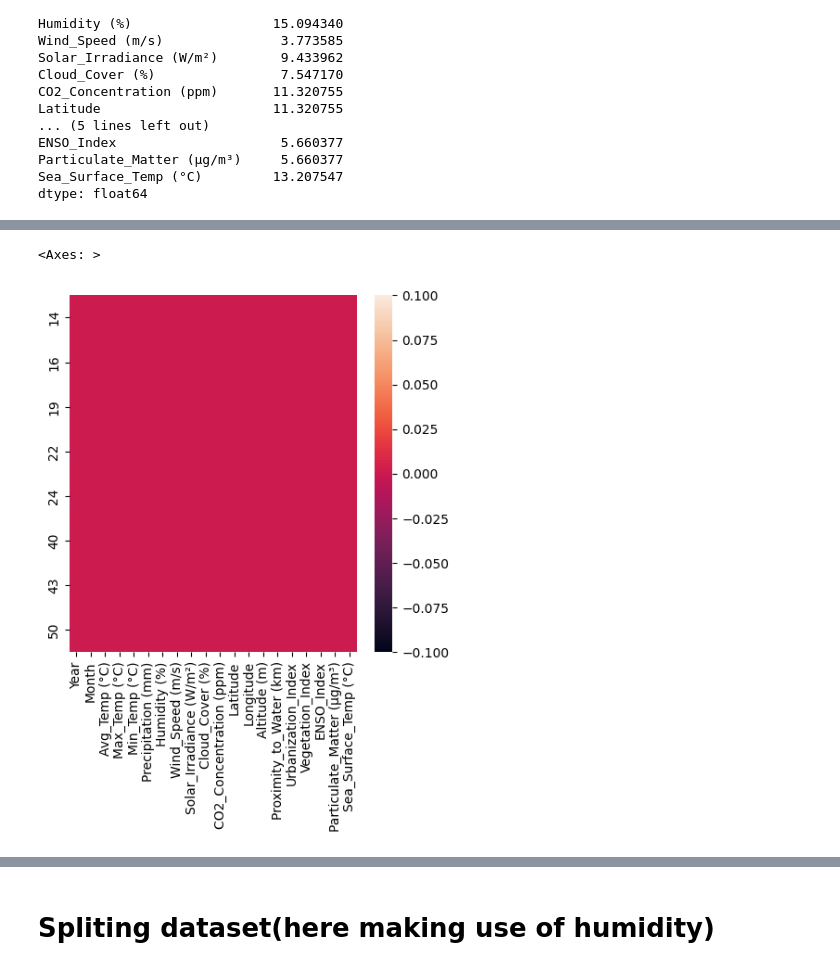
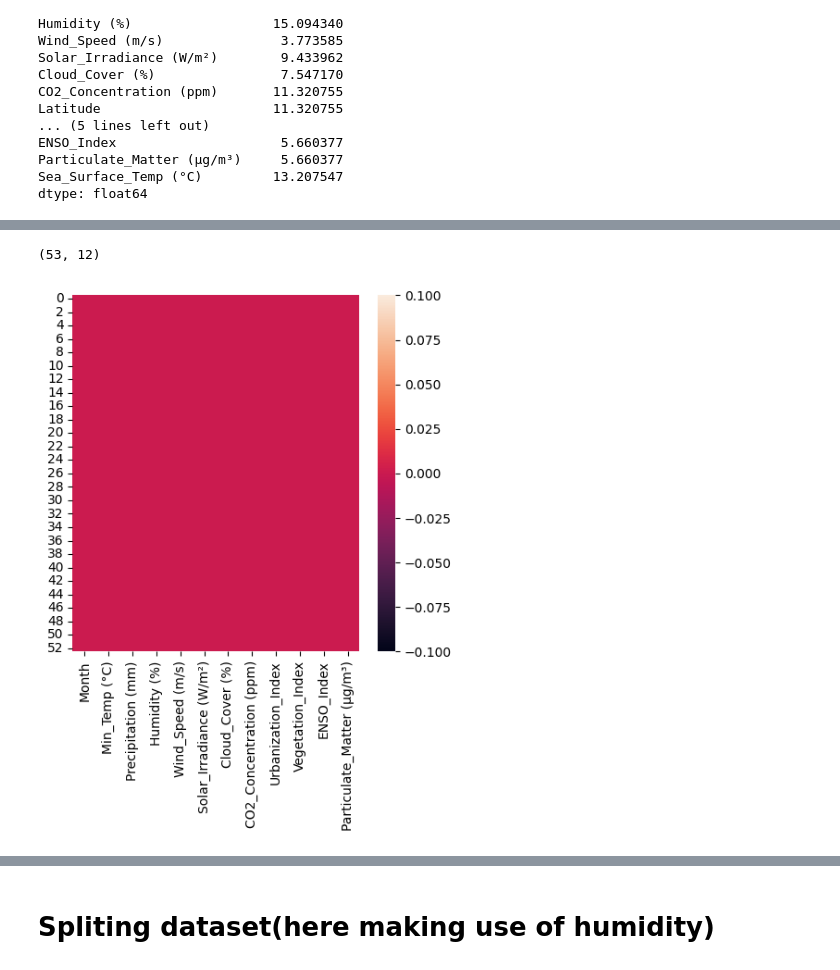
Before and after one commit to PiYushZ8/ML_climateaction, a Jupyter notebook: Climate_Action_PiyushSanap_ML.ipynb, the cells around one changed output, grey strips where cells are left out. Cells and saved outputs as stored; diff of their text form; code cells hidden in the pictures.

```diff
--- a/Climate_Action_PiyushSanap_ML.ipynb
+++ b/Climate_Action_PiyushSanap_ML.ipynb
@@ -74,0 +125,29 @@ dataset = data.dropna()
+# %%
+# Calculate the correlation with humidity
+humidity_correlation = data.corr()['Humidity (%)']
+print("Correlation with Humidity:")
+print(humidity_correlation)
+# Optionally, sort by absolute correlation to see the strongest relationships
+humidity_correlation_sorted = humidity_correlation.abs().sort_values(ascending=False)
+print("\nSorted by absolute correlation:")
+print(humidity_correlation_sorted)
+
+# Set the correlation threshold
+correlation_threshold = 0.1
+
+# Filter columns with low correlation
+low_correlation_cols = humidity_correlation[abs(humidity_correlation) < correlation_threshold].index
+
+# Filter columns with null correlation
+null_correlation_cols = humidity_correlation[humidity_correlation.isnull()].index
+
+# Combine low and null correlation columns
+cols_to_drop = low_correlation_cols.union(null_correlation_cols)
+
+# Drop the columns
+dataset = data.drop(columns=cols_to_drop)
+
+# Display the remaining columns
+
+print(dataset.columns)
+dataset.head()
@@ -74,0 +178,3 @@ dataset = data.dropna()
+# %%
+numerical_cols = dataset.select_dtypes(include=['number']).columns.tolist()
+print(numerical_cols)
@@ -74,0 +183,4 @@ dataset = data.dropna()
+# %%
+# Fill missing values in specific columns with their respective modes
+for column in numerical_cols:  # Replace with your column names
+    dataset[column] = dataset[column].fillna(dataset[column].mode()[0])
@@ -75,6 +205,7 @@ dataset = data.dropna()
 # %%
 plt.figure(figsize=(5,5))
 sns.heatmap(dataset.isnull())
+dataset.shape
 # %% [output]
-<Axes: >
+(53, 12)
-[figure, old version]
+[figure, new version]
```
Also changed, not shown: parts of 38 cells of this notebook.
